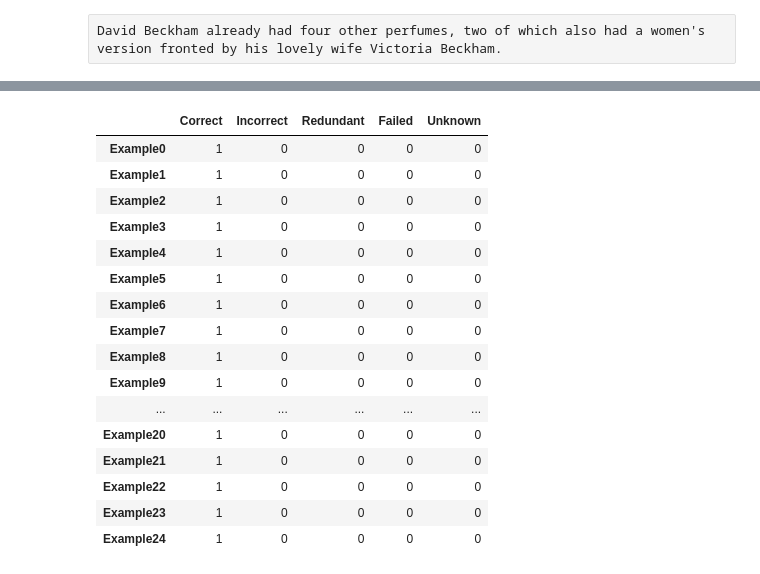
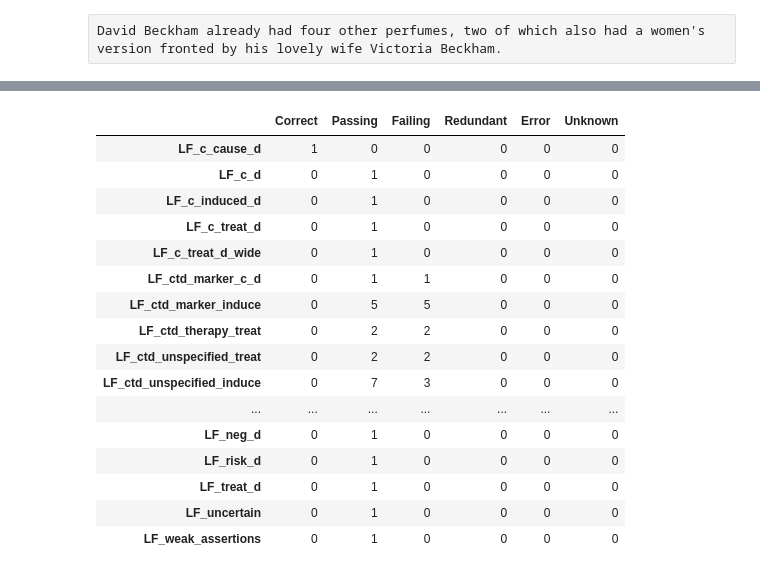
Before and after one commit to yayitswei/snorkel, a Jupyter notebook: tutorials/cdr/Testing.ipynb, the cells around one changed output, grey strips where cells are left out. Cells and saved outputs as stored; diff of their text form; code cells hidden in the pictures.

Commit message:
Separate correct from pass/fail/error/unknown

```diff
--- a/tutorials/cdr/Testing.ipynb
+++ b/tutorials/cdr/Testing.ipynb
@@ -114,11 +112,11 @@ Wall time: 15.5 ms
 # %%
 %time results = sp.evaluate(examples,\
                             show_everything=False,\
-                            show_explanation=True,\
+                            show_explanation=False,\
                             show_candidate=False,\
                             show_sentence=False,\
                             show_parse=False,\
-                            show_semantics=False,\
+                            show_passing=True,\
                             only=[])
 results
 # %% [output]
@@ -142,20 +140,20 @@ Wall time: 633 ms
-|  | Correct | Incorrect | Redundant | Failed | Unknown |
-| Example0 | 1 | 0 | 0 | 0 | 0 |
-| Example1 | 1 | 0 | 0 | 0 | 0 |
-| Example2 | 1 | 0 | 0 | 0 | 0 |
-| Example3 | 1 | 0 | 0 | 0 | 0 |
-| Example4 | 1 | 0 | 0 | 0 | 0 |
-| Example5 | 1 | 0 | 0 | 0 | 0 |
-| Example6 | 1 | 0 | 0 | 0 | 0 |
-| Example7 | 1 | 0 | 0 | 0 | 0 |
-| Example8 | 1 | 0 | 0 | 0 | 0 |
-| Example9 | 1 | 0 | 0 | 0 | 0 |
-| ... | ... | ... | ... | ... | ... |
-| Example20 | 1 | 0 | 0 | 0 | 0 |
-| Example21 | 1 | 0 | 0 | 0 | 0 |
-| Example22 | 1 | 0 | 0 | 0 | 0 |
-| Example23 | 1 | 0 | 0 | 0 | 0 |
-| Example24 | 1 | 0 | 0 | 0 | 0 |
+|  | Correct | Passing | Failing | Redundant | Error | Unknown |
+| LF_c_cause_d | 1 | 0 | 0 | 0 | 0 | 0 |
+| LF_c_d | 0 | 1 | 0 | 0 | 0 | 0 |
+| LF_c_induced_d | 0 | 1 | 0 | 0 | 0 | 0 |
+| LF_c_treat_d | 0 | 1 | 0 | 0 | 0 | 0 |
+| LF_c_treat_d_wide | 0 | 1 | 0 | 0 | 0 | 0 |
+| LF_ctd_marker_c_d | 0 | 1 | 1 | 0 | 0 | 0 |
+| LF_ctd_marker_induce | 0 | 5 | 5 | 0 | 0 | 0 |
+| LF_ctd_therapy_treat | 0 | 2 | 2 | 0 | 0 | 0 |
+| LF_ctd_unspecified_treat | 0 | 2 | 2 | 0 | 0 | 0 |
+| LF_ctd_unspecified_induce | 0 | 7 | 3 | 0 | 0 | 0 |
+| ... | ... | ... | ... | ... | ... | ... |
+| LF_neg_d | 0 | 1 | 0 | 0 | 0 | 0 |
+| LF_risk_d | 0 | 1 | 0 | 0 | 0 | 0 |
+| LF_treat_d | 0 | 1 | 0 | 0 | 0 | 0 |
+| LF_uncertain | 0 | 1 | 0 | 0 | 0 | 0 |
+| LF_weak_assertions | 0 | 1 | 0 | 0 | 0 | 0 |
 # %%
 import numpy as np
 print np.sum(results, axis=0)
```
Also changed, not shown: parts of 7 cells of this notebook, 2 other files.
